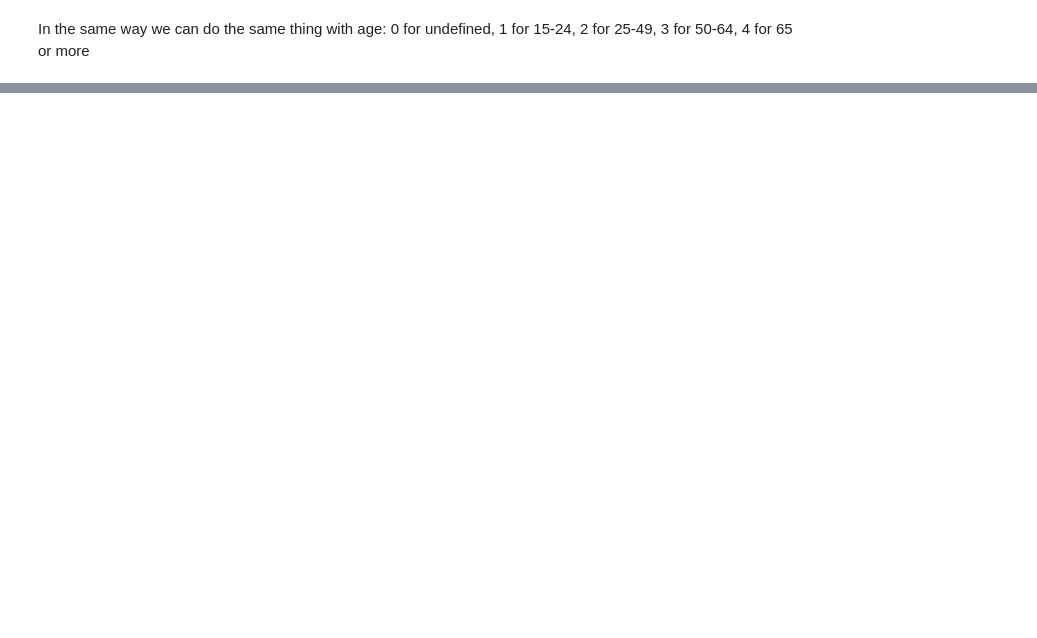
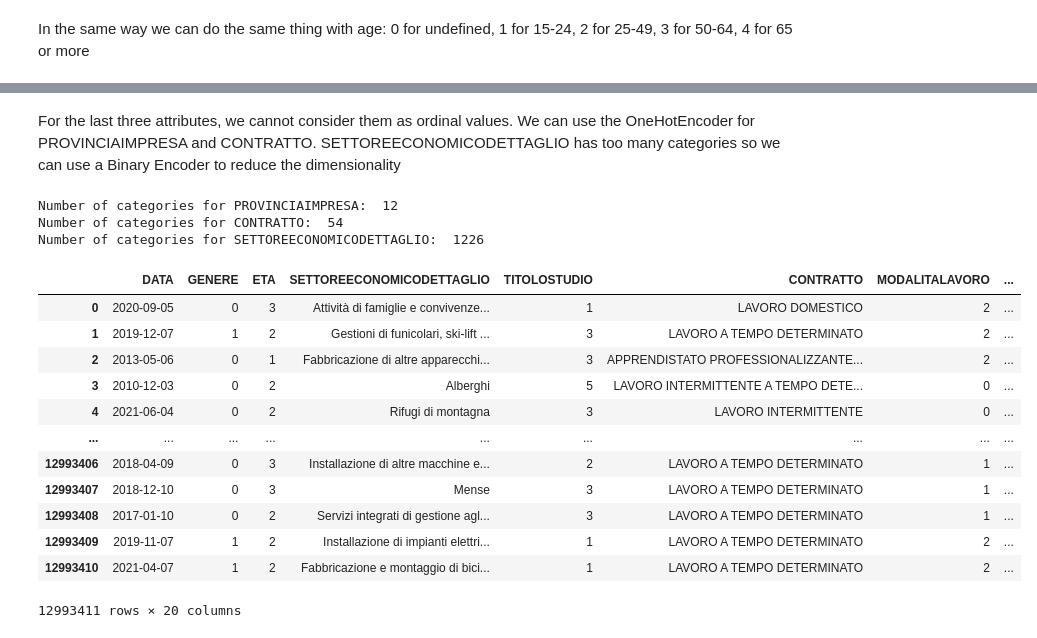
Before and after one commit to BruhZul/DataScienceLaboratory, a Jupyter notebook: Lab2/Feature_transformation.ipynb, the cells around one changed output, grey strips where cells are left out. Drawn from its saved outputs; the diff is of its cells as text; code cells hidden in the pictures; blank space fills up the shorter version.

```diff
--- a/Lab2/Feature_transformation.ipynb
+++ b/Lab2/Feature_transformation.ipynb
@@ -63,0 +86,17 @@ contracts.head()
+# %%
+replaceDict = {"NON DEFINITO":0,
+              "NESSUN TITOLO DI STUDIO":1,
+              "LICENZA ELEMENTARE":2,
+              "LICENZA MEDIA":3,
+              "TITOLO DI ISTRUZIONE SECONDARIA SUPERIORE (SCOLASTICA ED EXTRA-SCOLASTICA) CHE NON PERMETTE L'ACCESSO ALL'UNIVERSITÀ ()":4,
+              "DIPLOMA DI ISTRUZIONE SECONDARIA SUPERIORE  CHE PERMETTE L'ACCESSO ALL'UNIVERSITA":5,
+              "LAUREA - Vecchio o nuovo ordinamento":6,
+              "DIPLOMA UNIVERSITARIO":6,
+              "DIPLOMA TERZIARIO EXTRA-UNIVERSITARIO":6,
+              "DIPLOMA DI SPECIALIZZAZIONE":7,
+              "TITOLO DI DOTTORE DI RICERCA":7,
+              "TITOLO DI STUDIO POST-LAUREA":7,
+              "MASTER UNIVERSITARIO DI PRIMO LIVELLO":7}
+
+contracts.replace({"TITOLOSTUDIO":replaceDict}, inplace=True)
+contracts.head()
@@ -63,0 +136,33 @@ contracts.head()
+# %% [markdown]
+For the last three attributes, we cannot consider them as ordinal values. We can use the OneHotEncoder for PROVINCIAIMPRESA and CONTRATTO. SETTOREECONOMICODETTAGLIO has too many categories so we can use a Binary Encoder to reduce the dimensionality
+# %%
+print("Number of categories for PROVINCIAIMPRESA: ", len(contracts.PROVINCIAIMPRESA.unique().tolist()))
+print("Number of categories for CONTRATTO: ", len(contracts.CONTRATTO.unique().tolist()))
+print("Number of categories for SETTOREECONOMICODETTAGLIO: ", len(contracts.SETTOREECONOMICODETTAGLIO.unique().tolist()))
+# %% [output]
+Number of categories for PROVINCIAIMPRESA:  12
+Number of categories for CONTRATTO:  54
+Number of categories for SETTOREECONOMICODETTAGLIO:  1226
+# %%
+import category_encoders as ce
+enc = ce.BinaryEncoder()
+
+df_col = contracts.SETTOREECONOMICODETTAGLIO.values.reshape(-1,1)
+X = enc.fit_transform(df_col)
+contracts = pd.concat([contracts, X], axis=1)
+
+contracts
+# %% [output]
+|  | DATA | GENERE | ETA | SETTOREECONOMICODETTAGLIO | TITOLOSTUDIO | CONTRATTO | MODALITALAVORO | ... |
+| 0 | 2020-09-05 | 0 | 3 | Attività di famiglie e convivenze... | 1 | LAVORO DOMESTICO | 2 | ... |
+| 1 | 2019-12-07 | 1 | 2 | Gestioni di funicolari, ski-lift ... | 3 | LAVORO A TEMPO DETERMINATO | 2 | ... |
+| 2 | 2013-05-06 | 0 | 1 | Fabbricazione di altre apparecchi... | 3 | APPRENDISTATO PROFESSIONALIZZANTE... | 2 | ... |
+| 3 | 2010-12-03 | 0 | 2 | Alberghi | 5 | LAVORO INTERMITTENTE A TEMPO DETE... | 0 | ... |
+| 4 | 2021-06-04 | 0 | 2 | Rifugi di montagna | 3 | LAVORO INTERMITTENTE | 0 | ... |
+| ... | ... | ... | ... | ... | ... | ... | ... | ... |
+| 12993406 | 2018-04-09 | 0 | 3 | Installazione di altre macchine e... | 2 | LAVORO A TEMPO DETERMINATO | 1 | ... |
+| 12993407 | 2018-12-10 | 0 | 3 | Mense | 3 | LAVORO A TEMPO DETERMINATO | 1 | ... |
+| 12993408 | 2017-01-10 | 0 | 2 | Servizi integrati di gestione agl... | 3 | LAVORO A TEMPO DETERMINATO | 1 | ... |
+| 12993409 | 2019-11-07 | 1 | 2 | Installazione di impianti elettri... | 1 | LAVORO A TEMPO DETERMINATO | 2 | ... |
+| 12993410 | 2021-04-07 | 1 | 2 | Fabbricazione e montaggio di bici... | 1 | LAVORO A TEMPO DETERMINATO | 2 | ... |
+12993411 rows × 20 columns
```
Also changed, not shown: parts of 12 cells of this notebook, 2 other files.
